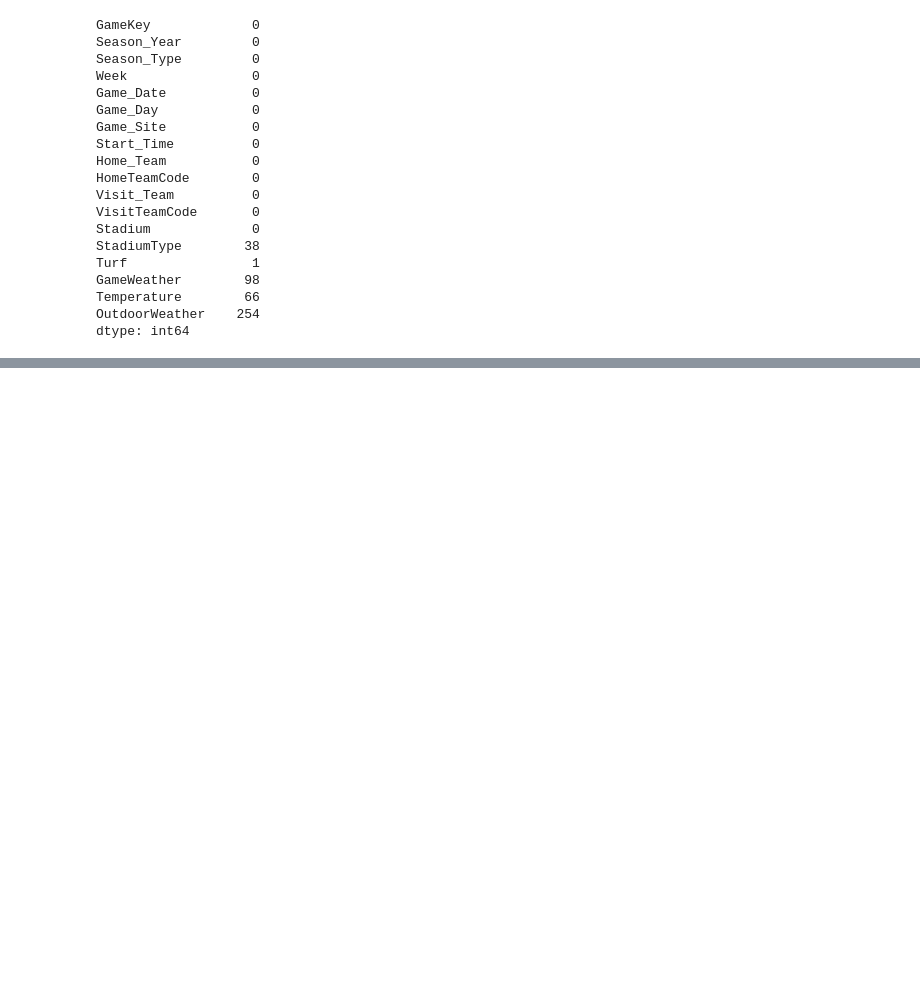
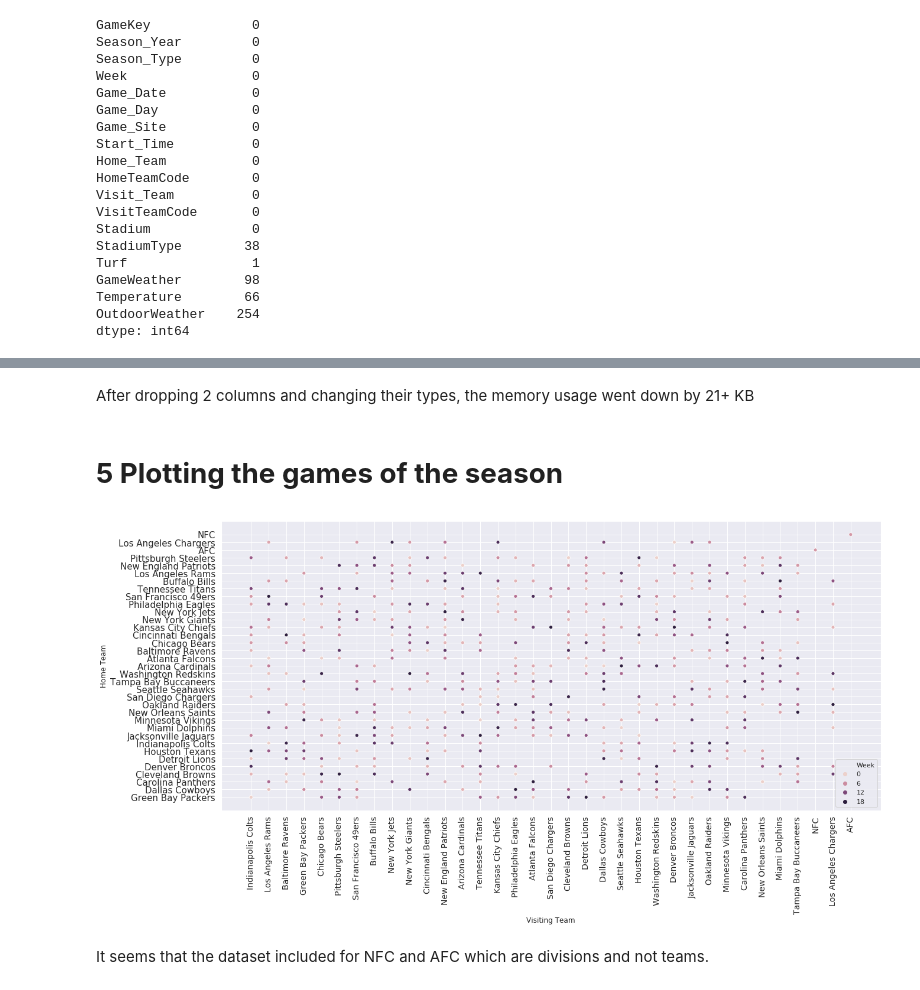
Before and after one commit to CJL89/NFL-Punt-Analysis, a Jupyter notebook: NFL_Punt_Analysis.ipynb, the cells around one changed output, grey strips where cells are left out. Cells and saved outputs as stored; diff of their text form; code cells hidden in the pictures; blank space fills up the shorter version.

```diff
--- a/NFL_Punt_Analysis.ipynb
+++ b/NFL_Punt_Analysis.ipynb
@@ -135 +153,4 @@ temperature = around 10% of the values are missing in this column, which seems a
 outdoor_weather = around 38% of the data is mising and may potentially not have a very big impact in the analysis of data.
+# %%
+game_data = game_data.drop(columns=['OutdoorWeather', 'GameWeather'], axis=1)
+game_data.info()
@@ -135,0 +175,18 @@ outdoor_weather = around 38% of the data is mising and may potentially not have
+# %% [markdown]
+After dropping 2 columns and changing their types, the memory usage went down by 21+ KB
+# %% [markdown]
+# <a id=scatter_plot><b>5 Plotting the games of the season</b></a>
+# %%
+plt.figure(figsize=(20, 9))
+
+_ = sns.scatterplot(x='Home_Team', y='Visit_Team', hue='Week',data=game_data)
+plt.xticks(rotation=90, fontsize=14)
+plt.yticks(fontsize=15)
+plt.xlabel('Visiting Team')
+plt.ylabel('Home Team')
+
+plt.show()
+# %% [output]
+[figure, added]
+# %% [markdown]
+It seems that the dataset included for NFC and AFC which are divisions and not teams.
```
Also changed, not shown: parts of 12 cells of this notebook.
